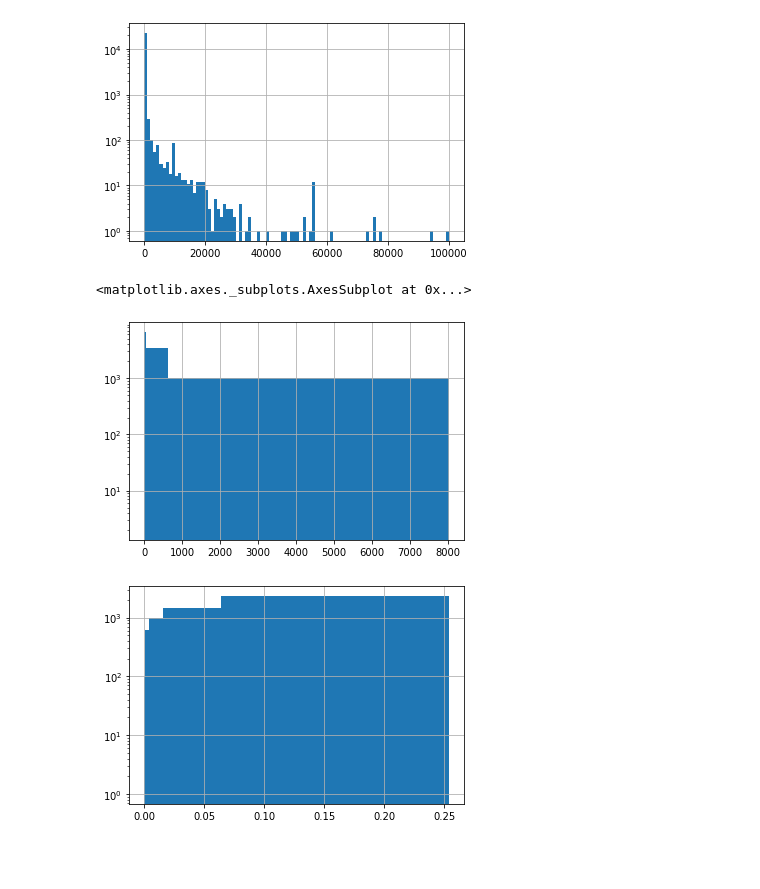
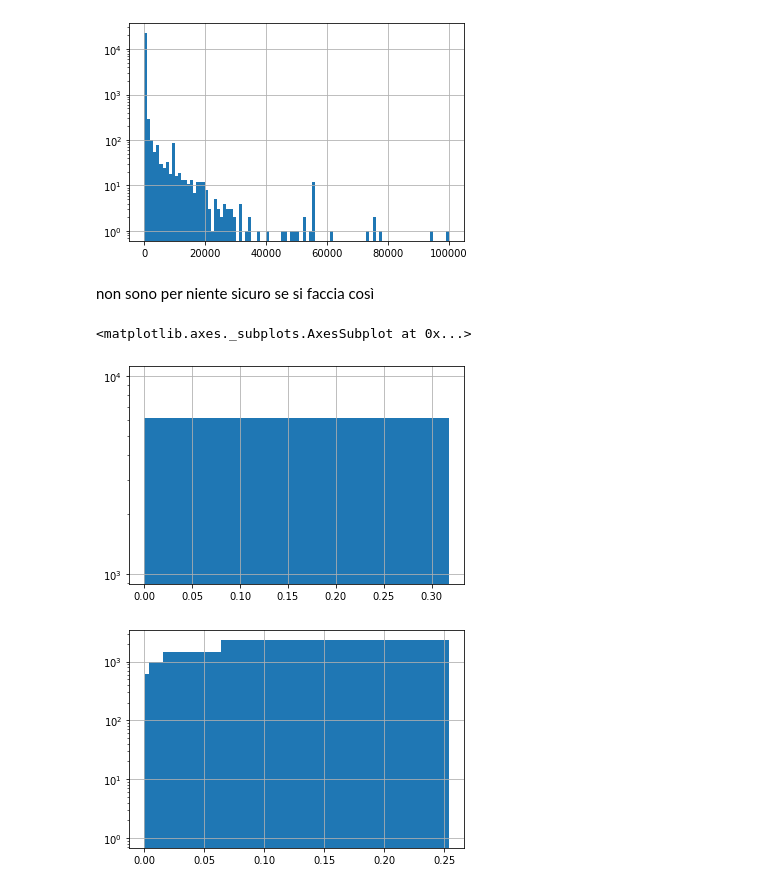
Before and after one commit to simonedambrosi/MLTOX-Simone, a Jupyter notebook: Script per tesi/analisi 1_logbinning.ipynb, the cells around one changed output. Saved outputs shown, nothing was run; the diff lists cells and outputs as text; code cells hidden in the pictures; blank space fills up the shorter version.

```diff
--- a/Script per tesi/analisi 1_logbinning.ipynb
+++ b/Script per tesi/analisi 1_logbinning.ipynb
@@ -20,12 +20,13 @@ use_db['conc1_mean'].hist(bins = 100, log = True)
 # %% [output]
 <matplotlib.axes._subplots.AxesSubplot at 0x...>
 [figure]
+# %% [markdown]
+non sono per niente sicuro se si faccia così
 # %%
-# bins ottenuti da logspace
-use_db['conc1_mean'].hist(bins = logbinning_mod(use_db['conc1_mean']), log = True)
+use_db['conc1_mean'].hist(bins = logbinning_mod(use_db['conc1_mean'], n=2), log = True)
 # %% [output]
 <matplotlib.axes._subplots.AxesSubplot at 0x...>
-[figure, old version]
+[figure, new version]
 # %%
 use_db_inf1 = use_db[use_db.conc1_mean <=1]
 use_db_sup1 = use_db[use_db.conc1_mean > 1]
```
Also changed, not shown: 1 other file.
